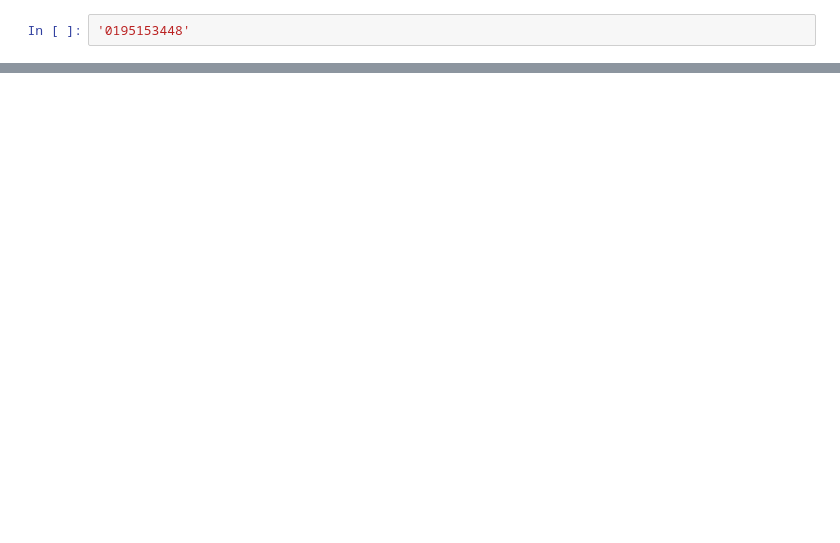
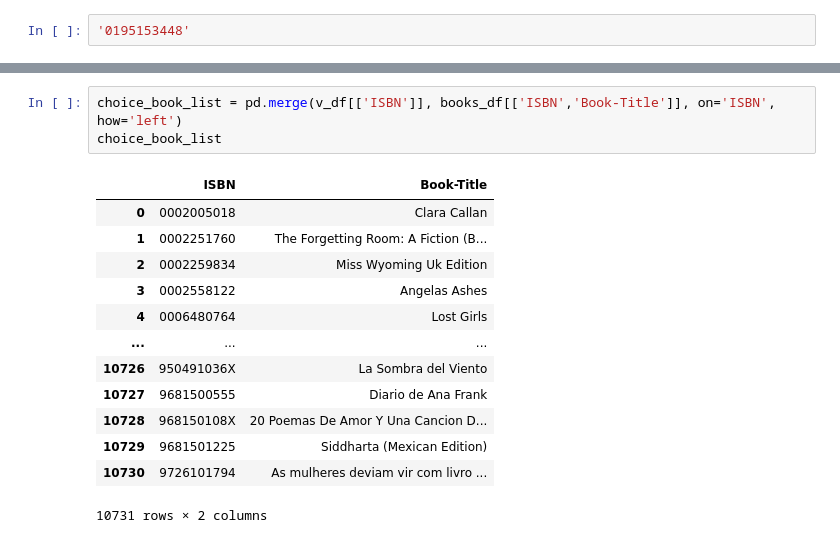
Before and after one commit to AnshulSGarg/Book-Recommender-System, a Jupyter notebook: Recommender_Model.ipynb, the cells around one changed output, grey strips where cells are left out. Cells and saved outputs as stored; diff of their text form; blank space fills up the shorter version.

```diff
--- a/Recommender_Model.ipynb
+++ b/Recommender_Model.ipynb
@@ -562,0 +594,17 @@ MemoryError: Unable to allocate 3.62 GiB for an array with shape (45246, 10731)
+# %%
+choice_book_list = pd.merge(v_df[['ISBN']], books_df[['ISBN','Book-Title']], on='ISBN', how='left')
+choice_book_list
+# %% [output]
+|  | ISBN | Book-Title |
+| 0 | 0002005018 | Clara Callan |
+| 1 | 0002251760 | The Forgetting Room: A Fiction (B... |
+| 2 | 0002259834 | Miss Wyoming Uk Edition |
+| 3 | 0002558122 | Angelas Ashes |
+| 4 | 0006480764 | Lost Girls |
+| ... | ... | ... |
+| 10726 | 950491036X | La Sombra del Viento |
+| 10727 | 9681500555 | Diario de Ana Frank |
+| 10728 | 968150108X | 20 Poemas De Amor Y Una Cancion D... |
+| 10729 | 9681501225 | Siddharta (Mexican Edition) |
+| 10730 | 9726101794 | As mulheres deviam vir com livro ... |
+10731 rows × 2 columns
```
Also changed, not shown: parts of 16 cells of this notebook.
